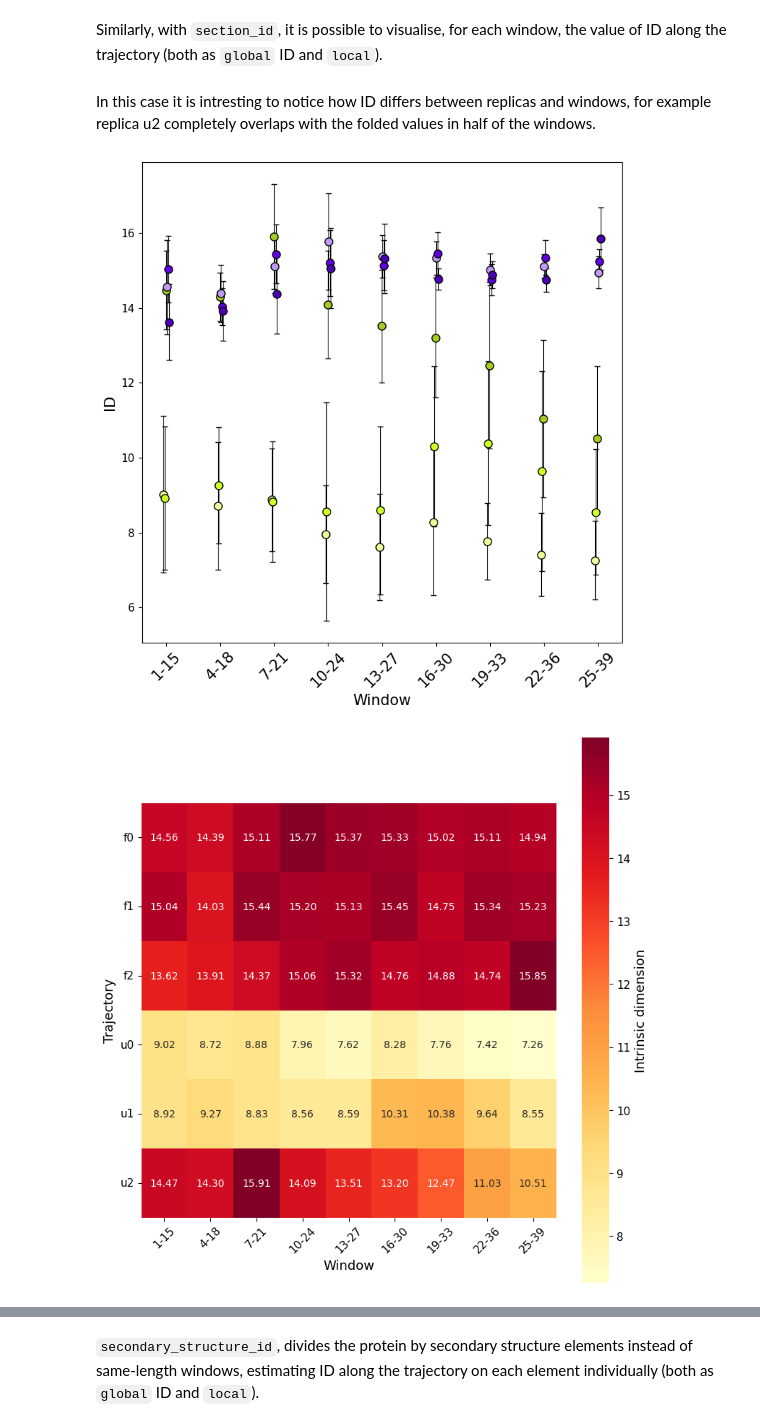
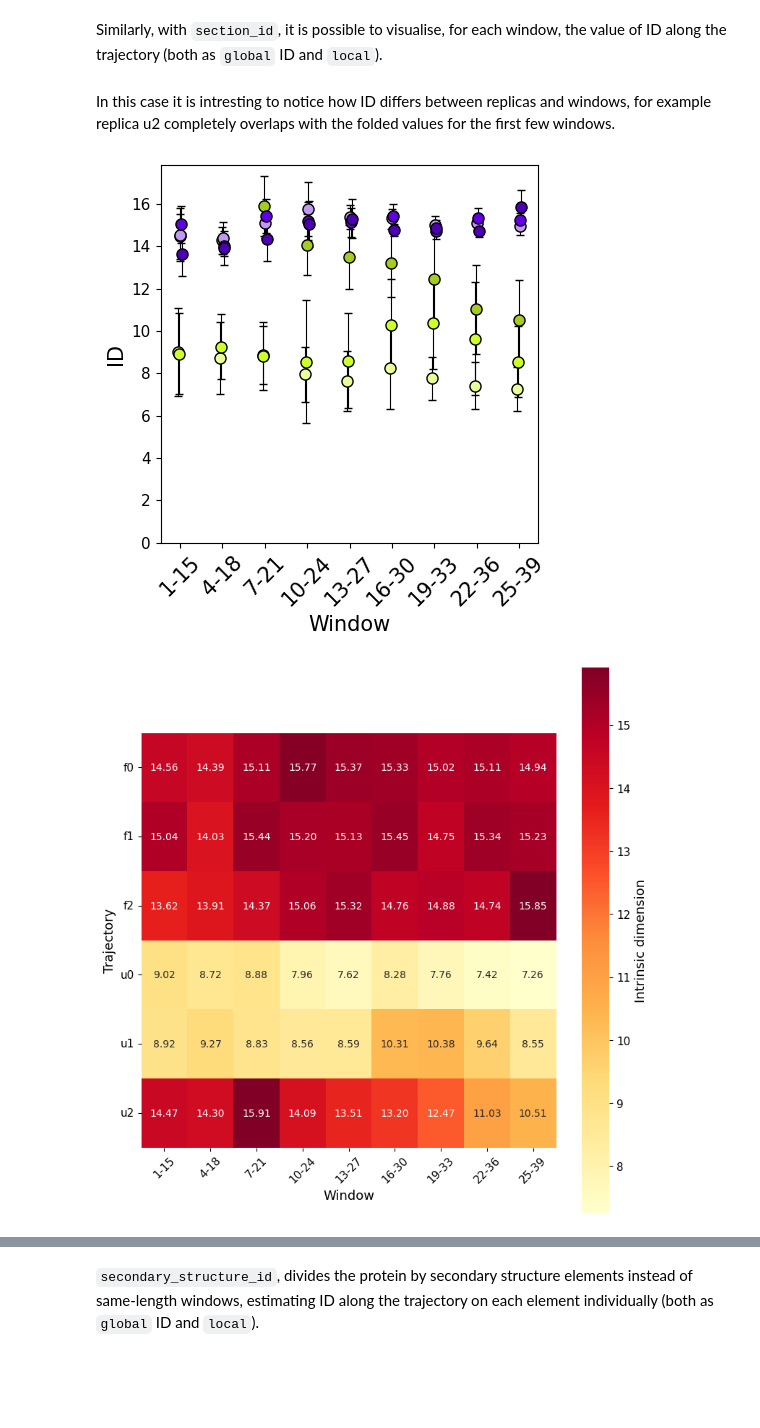
Before and after one commit to icazzaniga/MDIntrinsicDimension, a Jupyter notebook: docs/NTL9_plots.ipynb, the cells around one changed output, grey strips where cells are left out. Cells and saved outputs as stored; diff of their text form; code cells hidden in the pictures; blank space fills up the shorter version.

```diff
--- a/docs/NTL9_plots.ipynb
+++ b/docs/NTL9_plots.ipynb
@@ -145,7 +169,7 @@ plt.show()
 # %% [markdown]
 Similarly, with <span class='mark'><code>section_id</code></span>, it is possible to visualise, for each window, the value of ID along the trajectory (both as ``global`` ID and ``local``).
 # %% [markdown]
-In this case it is intresting to notice how ID differs between replicas and windows, for example replica u2 completely overlaps with the folded values in half of the windows.
+In this case it is intresting to notice how ID differs between replicas and windows, for example replica u2 completely overlaps with the folded values for the first few windows.
 # %%
 states = ['u0','u1', 'u2', 'f0', 'f1', 'f2']
 projection_method = 'Dihedrals'
@@ -155,10 +179,10 @@ for s in states:
     results["trajectory"] = s
     all_results.append(results)
 results = pd.concat(all_results, ignore_index=True)
-data["folded"] = data["trajectory"].str.startswith("f")
+results["folded"] = results["trajectory"].str.startswith("f")
 results['window'] = results["start"].astype(str) + "-" + results["end"].astype(str)
 # %%
-fig, ax= plt.subplots(figsize=(8, 8))
+fig, ax= plt.subplots(figsize=(7,5))
 
 shift_amount = 0.05
 unique_trajectories = results['trajectory'].unique()
@@ -177,34 +201,35 @@ for i, trajectory in enumerate(unique_trajectories):
     ax.errorbar(x_shifted, y, yerr=y_std, fmt='o', color=colors.colors[i],markeredgecolor='black', ecolor='black',elinewidth=0.8, capsize=3, markersize=8, label=f"{trajectory}")
     #ax.scatter(x_shifted, y,color=colors.colors[i], edgecolor='black', s=100, label=f"{trajectory}")
 
 ax.set_xticks(np.arange(len(x_labels)))
 ax.set_xticklabels(x_labels, rotation=45, fontsize = 15)
 ax.set_ylabel("ID", fontsize = 15)
 ax.set_xlabel('Window', fontsize = 15)
+plt.ylim(0, y.max() + 2)
 #ax.legend(title="Trajectory", loc='best')
 #ax.legend(title="Trajectory", bbox_to_anchor=(1.25, 0.5), loc='center right') #_2 legenda fuori dal box
 ax.set_box_aspect(1)
-plt.tight_layout()
-#plt.savefig(f'../extra/ntl9_sections_{projection_method}.pdf', dpi = 300)
+plt.tight_layout(rect=[0.15, 0, 1, 1])
+plt.savefig(f'../extra/ntl9_sections_{projection_method}.pdf', dpi = 300)
 plt.show()
 
 #ID heatmap
 grouped_data = results.groupby(['trajectory', 'window'], as_index=False)['entire simulation'].mean()
 pivot_data = grouped_data.pivot(index='trajectory', columns='window', values='entire simulation')
 ordered_cols = sorted(pivot_data.columns, key=lambda w: int(w.split("-")[0]))
 pivot_data = pivot_data[ordered_cols]
 
 fig, ax= plt.subplots(figsize=(8,8))
 pivot_data.columns.name = None
 sns.heatmap(pivot_data, cmap="YlOrRd", annot=True, fmt=".2f", ax=ax, cbar_kws={'label': 'Intrinsic dimension'})
 ax.set_ylabel("Trajectory")
 ax.set_xlabel('Window')
 ax.tick_params(axis='x', rotation=45, labelrotation=45)
 ax.tick_params(axis='y', rotation=0)
 ax.set_box_aspect(1)
 plt.tight_layout()
 #plt.savefig(f'../extra/ntl9_sections_heatmap_{projection_method}.pdf', dpi = 300)
 plt.show()
 # %% [output]
-[figure, old version]
+[figure, new version]
 [figure]
```
Also changed, not shown: parts of 6 cells of this notebook, 8 other files.
